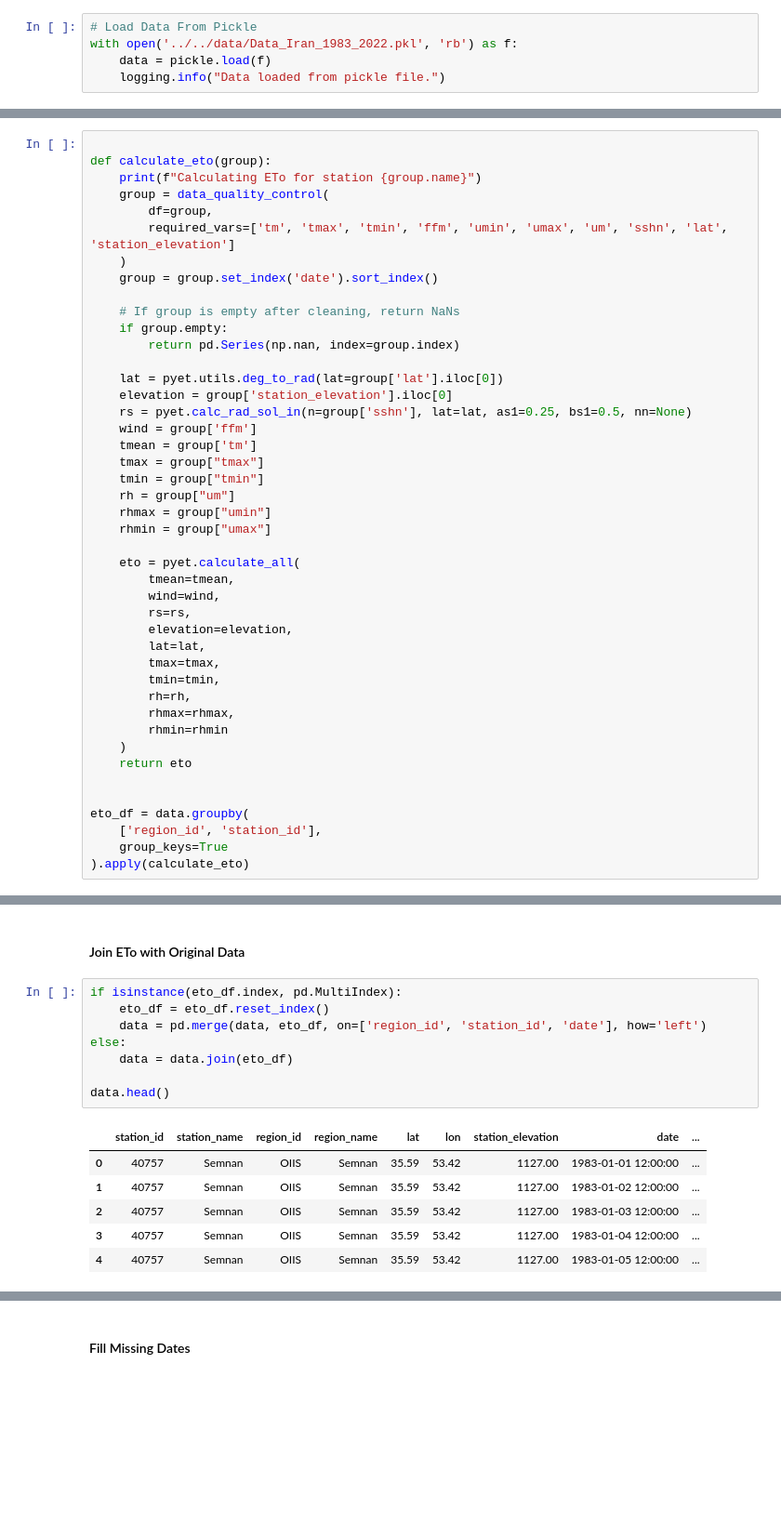
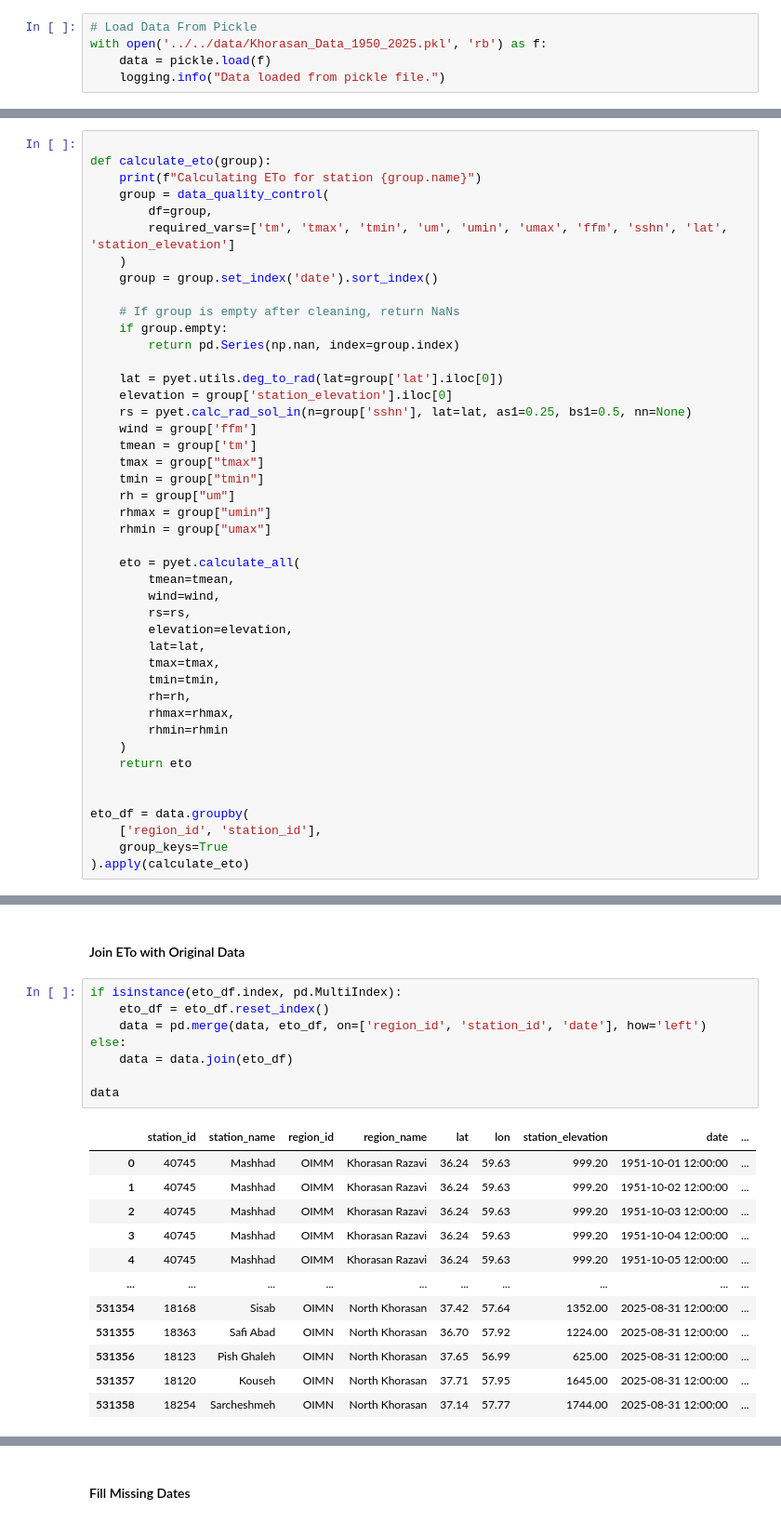
Before and after one commit to shirazialianpooya/panel-data-eto, a Jupyter notebook: src/Python/_02_Calculate_ETo.ipynb, the cells around one changed output, grey strips where cells are left out. Shown: that part at 93% size. Drawn from its saved outputs; the diff is of its cells as text; blank space fills up the shorter version.

```diff
--- a/src/Python/_02_Calculate_ETo.ipynb
+++ b/src/Python/_02_Calculate_ETo.ipynb
@@ -29,7 +29,7 @@ pd.set_option('display.max_colwidth', None)
 # Load Data
 # %%
 # Load Data From Pickle
-with open('../../data/Data_Iran_1983_2022.pkl', 'rb') as f:
+with open('../../data/Khorasan_Data_1950_2025.pkl', 'rb') as f:
     data = pickle.load(f)
     logging.info("Data loaded from pickle file.")
 # %% [output]
@@ -93,7 +93,7 @@ def calculate_eto(group):
     print(f"Calculating ETo for station {group.name}")
     group = data_quality_control(
         df=group,
-        required_vars=['tm', 'tmax', 'tmin', 'ffm', 'umin', 'umax', 'um', 'sshn', 'lat', 'station_elevation']
+        required_vars=['tm', 'tmax', 'tmin', 'um', 'umin', 'umax', 'ffm', 'sshn', 'lat', 'station_elevation']
     )
     group = group.set_index('date').sort_index()
 
@@ -154,15 +171,21 @@ Calculating ETo for station ('QOQM', '99440')
 # %%
 if isinstance(eto_df.index, pd.MultiIndex):
     eto_df = eto_df.reset_index()
     data = pd.merge(data, eto_df, on=['region_id', 'station_id', 'date'], how='left')
 else:
     data = data.join(eto_df)
 
-data.head()
+data
 # %% [output]
 |  | station_id | station_name | region_id | region_name | lat | lon | station_elevation | date | ... |
-| 0 | 40757 | Semnan | OIIS | Semnan | 35.59 | 53.42 | 1127.00 | 1983-01-01 12:00:00 | ... |
-| 1 | 40757 | Semnan | OIIS | Semnan | 35.59 | 53.42 | 1127.00 | 1983-01-02 12:00:00 | ... |
-| 2 | 40757 | Semnan | OIIS | Semnan | 35.59 | 53.42 | 1127.00 | 1983-01-03 12:00:00 | ... |
-| 3 | 40757 | Semnan | OIIS | Semnan | 35.59 | 53.42 | 1127.00 | 1983-01-04 12:00:00 | ... |
-| 4 | 40757 | Semnan | OIIS | Semnan | 35.59 | 53.42 | 1127.00 | 1983-01-05 12:00:00 | ... |
+| 0 | 40745 | Mashhad | OIMM | Khorasan Razavi | 36.24 | 59.63 | 999.20 | 1951-10-01 12:00:00 | ... |
+| 1 | 40745 | Mashhad | OIMM | Khorasan Razavi | 36.24 | 59.63 | 999.20 | 1951-10-02 12:00:00 | ... |
+| 2 | 40745 | Mashhad | OIMM | Khorasan Razavi | 36.24 | 59.63 | 999.20 | 1951-10-03 12:00:00 | ... |
+| 3 | 40745 | Mashhad | OIMM | Khorasan Razavi | 36.24 | 59.63 | 999.20 | 1951-10-04 12:00:00 | ... |
+| 4 | 40745 | Mashhad | OIMM | Khorasan Razavi | 36.24 | 59.63 | 999.20 | 1951-10-05 12:00:00 | ... |
+| ... | ... | ... | ... | ... | ... | ... | ... | ... | ... |
+| 531354 | 18168 | Sisab | OIMN | North Khorasan | 37.42 | 57.64 | 1352.00 | 2025-08-31 12:00:00 | ... |
+| 531355 | 18363 | Safi Abad | OIMN | North Khorasan | 36.70 | 57.92 | 1224.00 | 2025-08-31 12:00:00 | ... |
+| 531356 | 18123 | Pish Ghaleh | OIMN | North Khorasan | 37.65 | 56.99 | 625.00 | 2025-08-31 12:00:00 | ... |
+| 531357 | 18120 | Kouseh | OIMN | North Khorasan | 37.71 | 57.95 | 1645.00 | 2025-08-31 12:00:00 | ... |
+| 531358 | 18254 | Sarcheshmeh | OIMN | North Khorasan | 37.14 | 57.77 | 1744.00 | 2025-08-31 12:00:00 | ... |
```
Also changed, not shown: parts of 7 cells of this notebook, 4 other files.
